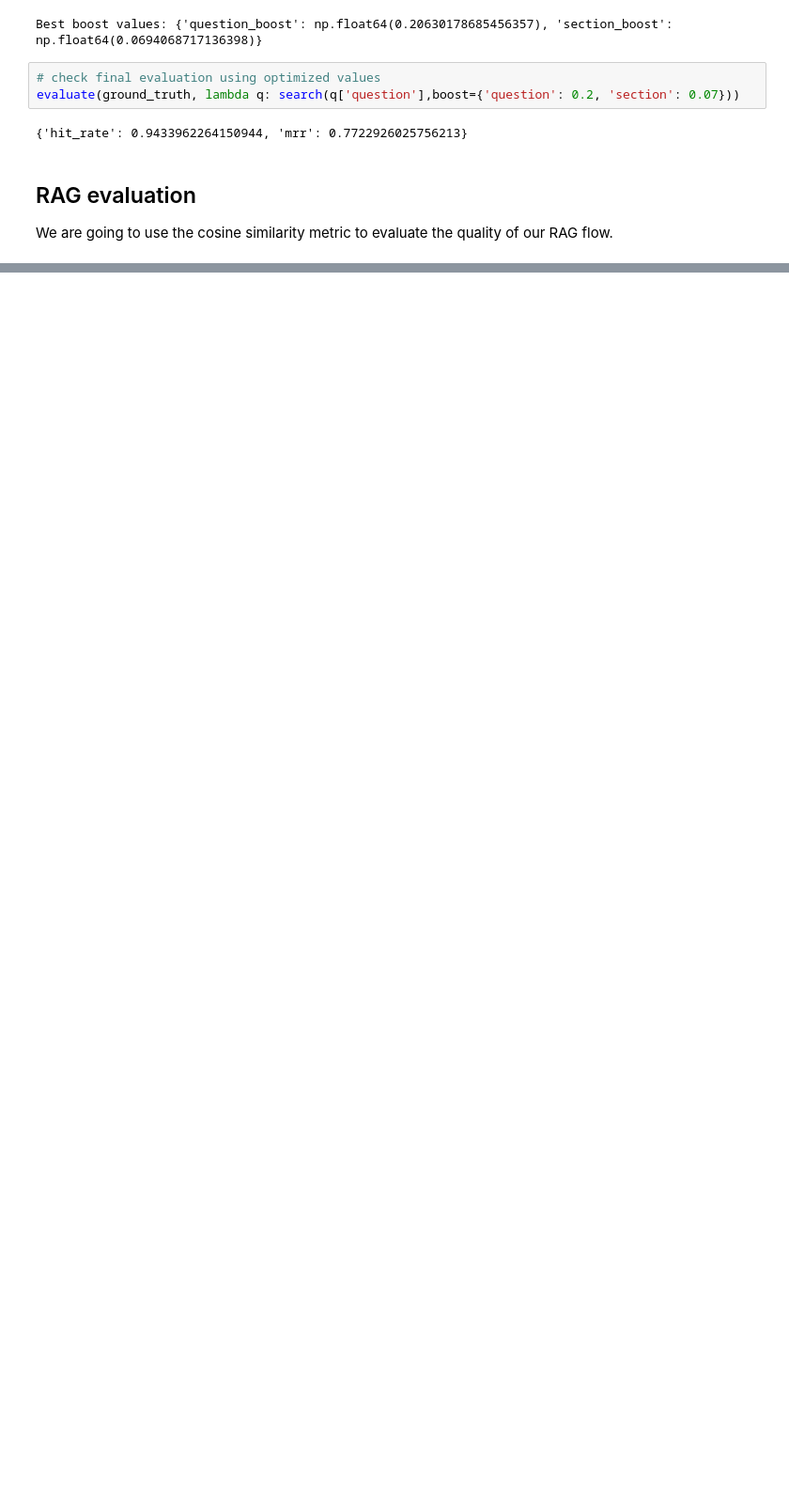
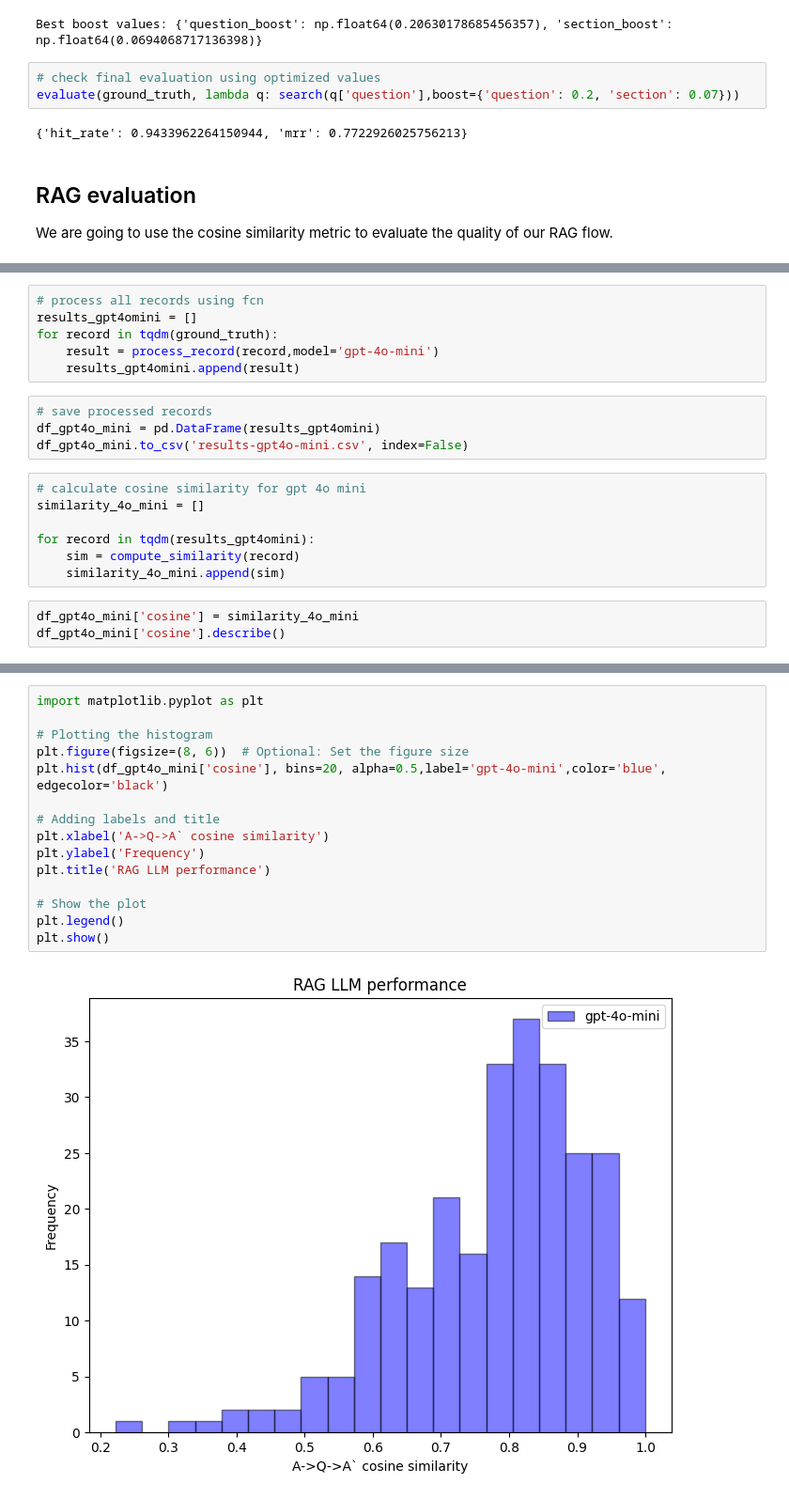
Before and after one commit to anicolas91/LLM_ASU_assistant, a Jupyter notebook: 01_rag_flow.ipynb, the cells around one changed output, grey strips where cells are left out. Shown at 94% size. Cells and saved outputs as stored; diff of their text form; blank space fills up the shorter version.

Commit message:
feat(01_rag_flow.ipynb): added RAG LLM cosine similarity analysis
todo: look at other openai models and compare

```diff
--- a/01_rag_flow.ipynb
+++ b/01_rag_flow.ipynb
@@ -295,0 +314,20 @@ ground_truth[10]
+# %%
+# process all records using fcn
+results_gpt4omini = []
+for record in tqdm(ground_truth):
+    result = process_record(record,model='gpt-4o-mini')
+    results_gpt4omini.append(result)
+# %%
+# save processed records
+df_gpt4o_mini = pd.DataFrame(results_gpt4omini)
+df_gpt4o_mini.to_csv('results-gpt4o-mini.csv', index=False)
+# %%
+# calculate cosine similarity for gpt 4o mini
+similarity_4o_mini = []
+
+for record in tqdm(results_gpt4omini):
+    sim = compute_similarity(record)
+    similarity_4o_mini.append(sim)
+# %%
+df_gpt4o_mini['cosine'] = similarity_4o_mini
+df_gpt4o_mini['cosine'].describe()
@@ -295,0 +344,17 @@ ground_truth[10]
+# %%
+import matplotlib.pyplot as plt
+
+# Plotting the histogram
+plt.figure(figsize=(8, 6))  # Optional: Set the figure size
+plt.hist(df_gpt4o_mini['cosine'], bins=20, alpha=0.5,label='gpt-4o-mini',color='blue', edgecolor='black')
+
+# Adding labels and title
+plt.xlabel('A->Q->A` cosine similarity')
+plt.ylabel('Frequency')
+plt.title('RAG LLM performance')
+
+# Show the plot
+plt.legend()
+plt.show()
+# %% [output]
+[figure, added]
```
Also changed, not shown: parts of 9 cells of this notebook, 1 other file.
